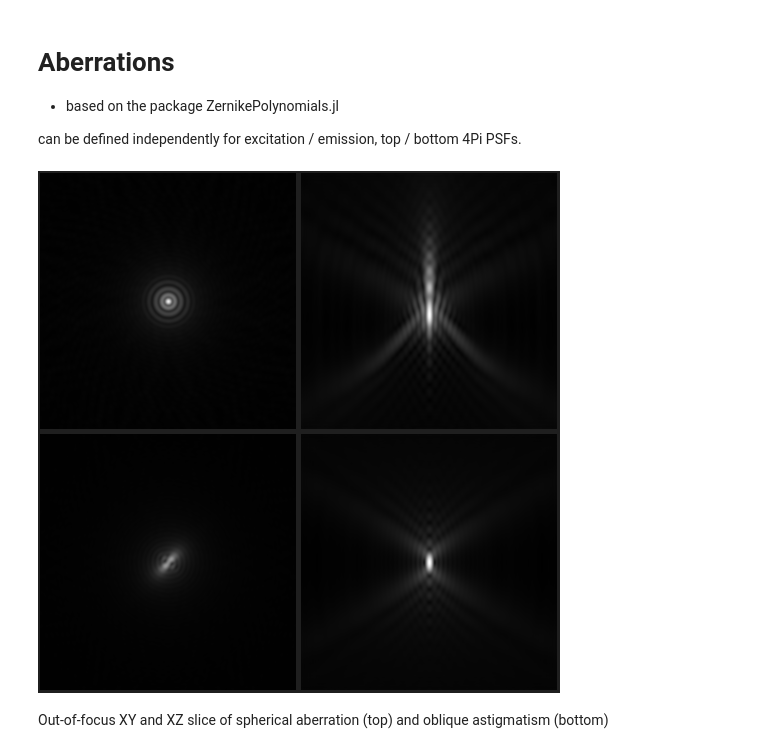
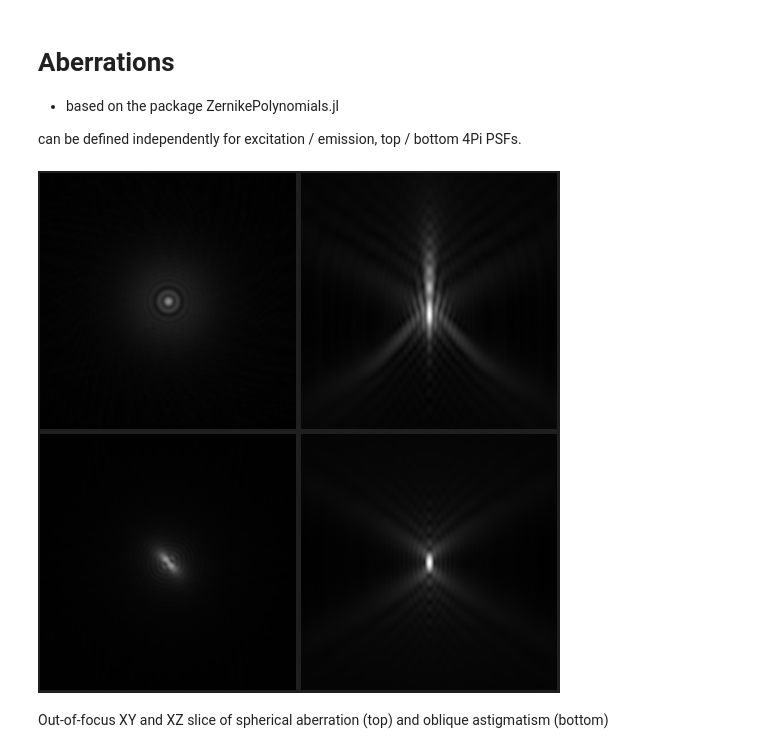
Before and after one commit to RainerHeintzmann/PointSpreadFunctions.jl, a Jupyter notebook: examples/PSFs_demo.ipynb, the cells around one changed output. Saved outputs shown, nothing was run; the diff lists cells and outputs as text; code cells hidden in the pictures.

```diff
--- a/examples/PSFs_demo.ipynb
+++ b/examples/PSFs_demo.ipynb
@@ -242,15 +242,15 @@ can be defined independently for excitation / emission, top / bottom 4Pi PSFs.
 # %%
 aberr_sp = Aberrations([Zernike_Spherical],[0.2]); sz=(256,256,256)
 pp_sp = PSFParams(λ_em, NA, n; method=MethodPropagateIterative, aberrations= aberr_sp)
 p_sp = psf(sz, pp_sp; sampling=sampling);
 
 aberr_as = Aberrations([Zernike_ObliqueAstigmatism],[0.1]);
 pp_as = PSFParams(λ_em, NA, n; method=MethodPropagateIterative, aberrations= aberr_as)
 p_as = psf(sz, pp_as; sampling=sampling);
 
-show_xyz(p_sp, p_as, z_offset=8, gamma=0.5)
+show_xyz(p_sp, p_as, z_offset=-8, gamma=0.5)
 # %% [output]
-[figure, old version]
+[figure, new version]
 # %% [markdown]
 Out-of-focus XY and XZ slice of spherical aberration (top) and oblique astigmatism (bottom)
 # %% [markdown]
```
Also changed, not shown: parts of 3 cells of this notebook.
